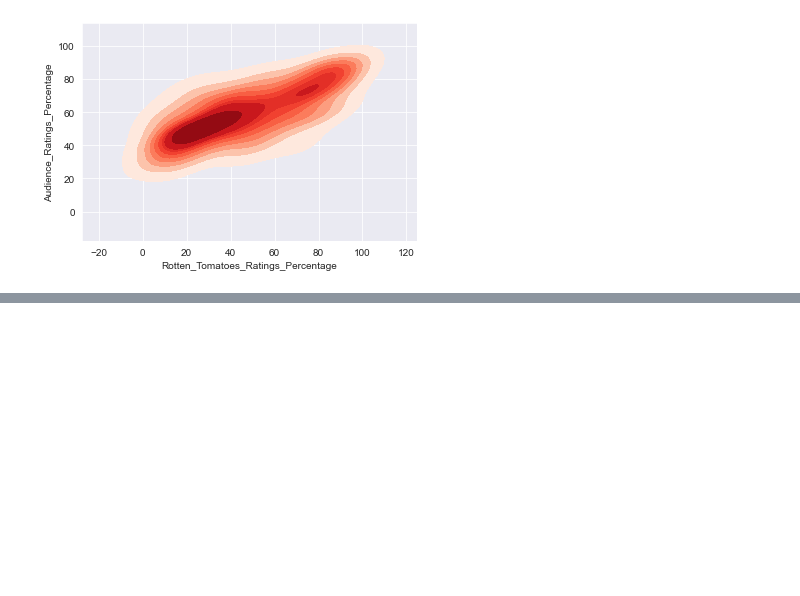
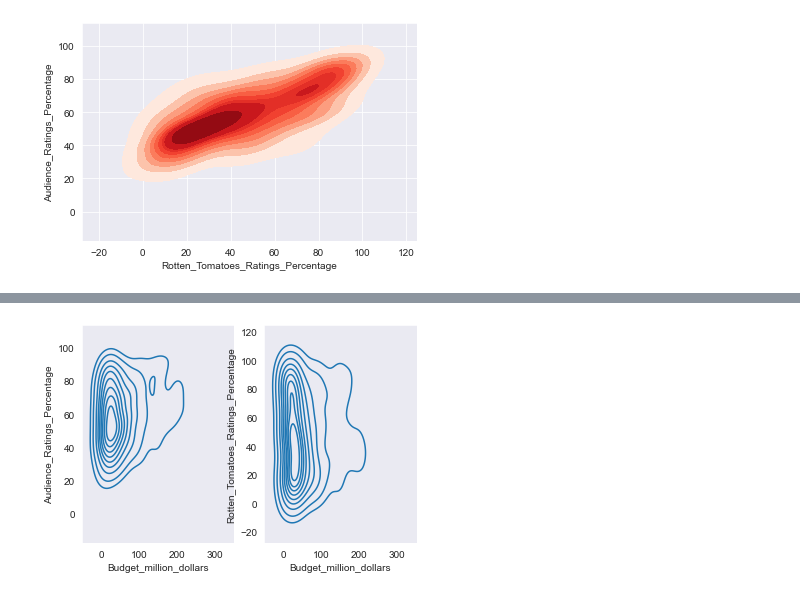
Before and after one commit to theflamio/PythonDataScienceMachineLearning_A-Z, a Jupyter notebook: Advanced_Virtualization.ipynb, the cells around one changed output, grey strips where cells are left out. Saved outputs shown, nothing was run; the diff lists cells and outputs as text; code cells hidden in the pictures; blank space fills up the shorter version.

Commit message:
Subplots and violinplots

```diff
--- a/Advanced_Virtualization.ipynb
+++ b/Advanced_Virtualization.ipynb
@@ -210,0 +225,6 @@ k1 = sns.kdeplot(movies.Rotten_Tomatoes_Ratings_Percentage, movies.Audience_Rati
+# %%
+figure, axis = plt.subplots(1, 2)
+k1 = sns.kdeplot(movies.Budget_million_dollars, movies.Audience_Ratings_Percentage, ax=axis[0])
+k2 = sns.kdeplot(movies.Budget_million_dollars, movies.Rotten_Tomatoes_Ratings_Percentage, ax=axis[1])
+# %% [output]
+[figure, added]
```
Also changed, not shown: parts of 4 cells of this notebook.
